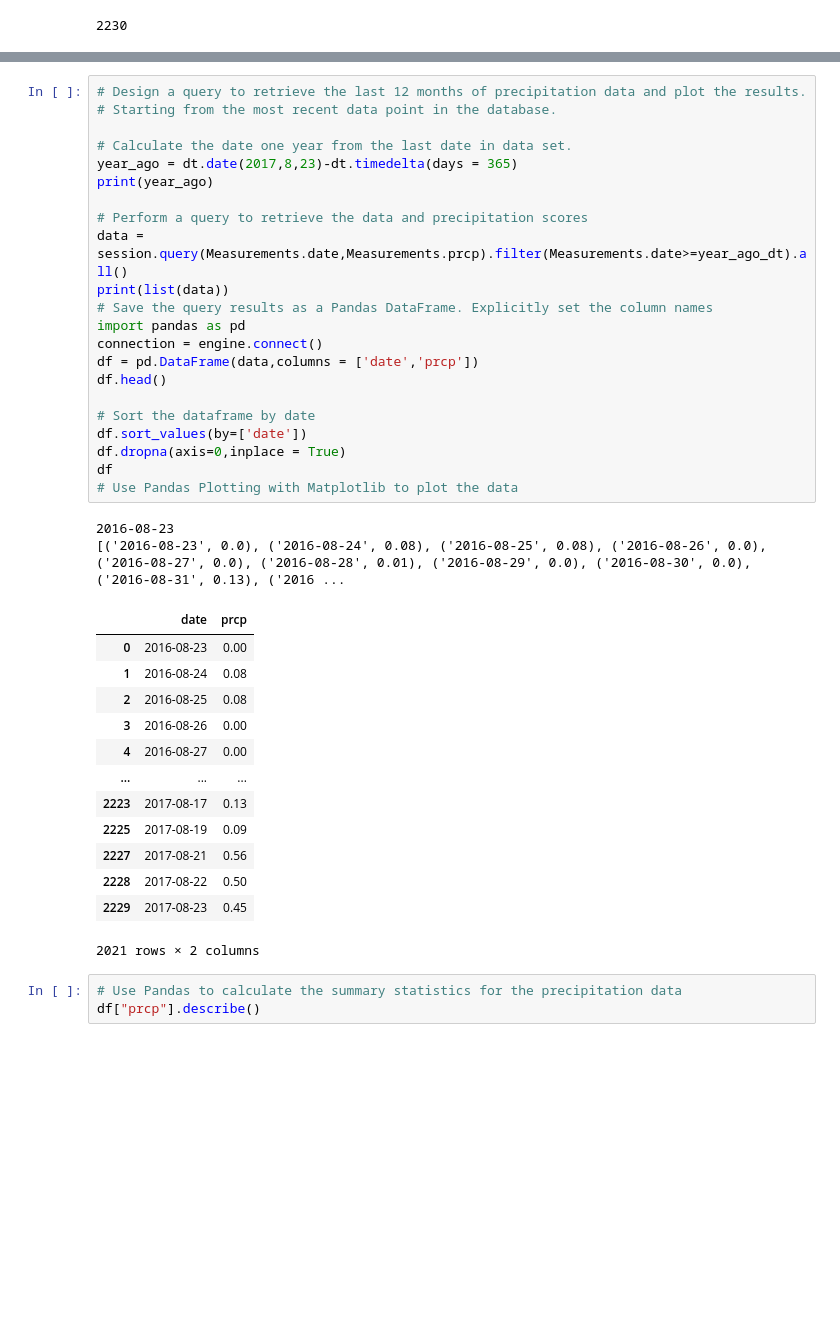
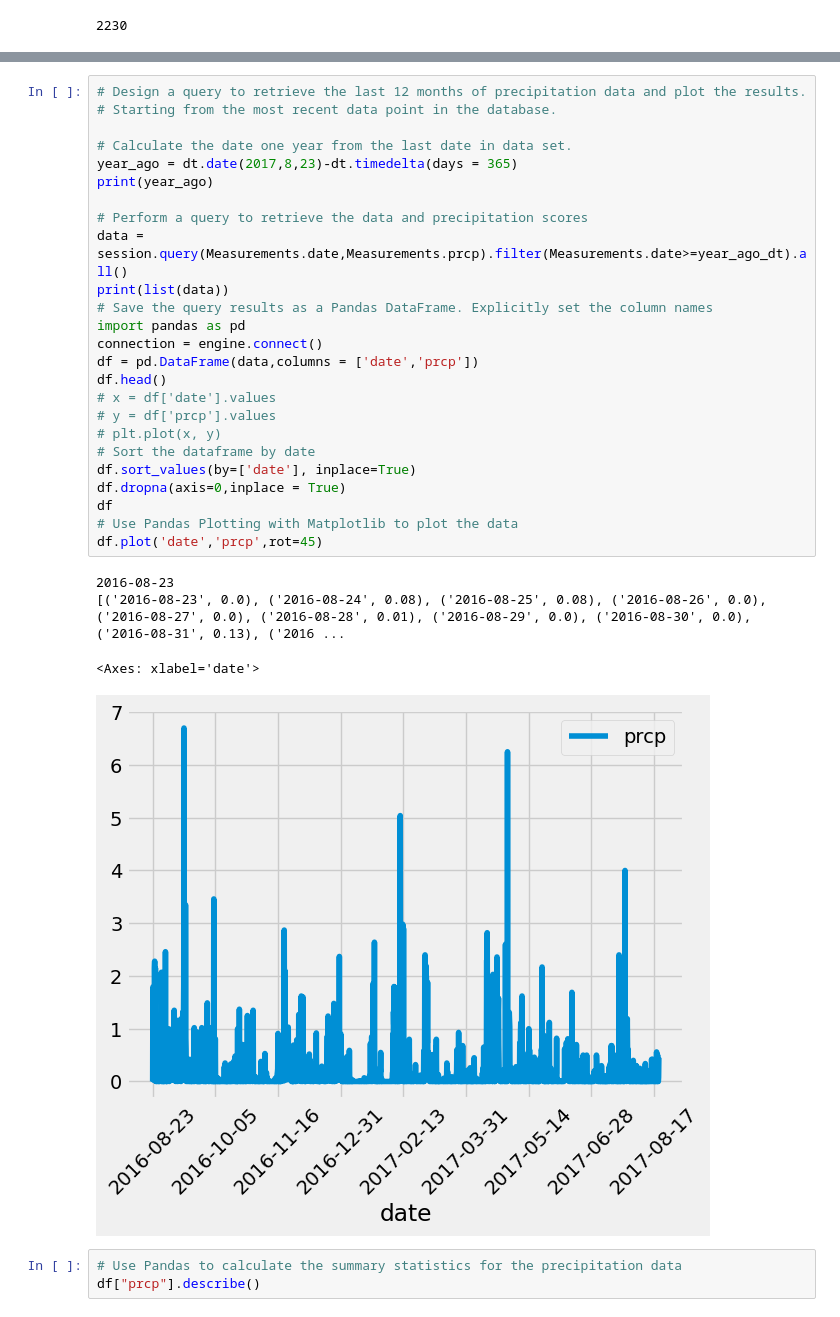
Before and after one commit to makramkb/sqlalchemy-challenge, a Jupyter notebook: SurfsUp/climate_starter.ipynb, the cells around one changed output, grey strips where cells are left out. Saved outputs shown, nothing was run; the diff lists cells and outputs as text; blank space fills up the shorter version.

```diff
--- a/SurfsUp/climate_starter.ipynb
+++ b/SurfsUp/climate_starter.ipynb
@@ -72,41 +83,33 @@ print(len(df))
 # %%
 # Design a query to retrieve the last 12 months of precipitation data and plot the results.
 # Starting from the most recent data point in the database.
 
 # Calculate the date one year from the last date in data set.
 year_ago = dt.date(2017,8,23)-dt.timedelta(days = 365)
 print(year_ago)
 
 # Perform a query to retrieve the data and precipitation scores
 data = session.query(Measurements.date,Measurements.prcp).filter(Measurements.date>=year_ago_dt).all()
 print(list(data))
 # Save the query results as a Pandas DataFrame. Explicitly set the column names
 import pandas as pd
 connection = engine.connect()
 df = pd.DataFrame(data,columns = ['date','prcp'])
 df.head()
-
+# x = df['date'].values
+# y = df['prcp'].values
+# plt.plot(x, y)
 # Sort the dataframe by date
-df.sort_values(by=['date'])
+df.sort_values(by=['date'], inplace=True)
 df.dropna(axis=0,inplace = True)
 df
 # Use Pandas Plotting with Matplotlib to plot the data
+df.plot('date','prcp',rot=45)
 # %% [output]
 2016-08-23
 [('2016-08-23', 0.0), ('2016-08-24', 0.08), ('2016-08-25', 0.08), ('2016-08-26', 0.0), ('2016-08-27', 0.0), ('2016-08-28', 0.01), ('2016-08-29', 0.0), ('2016-08-30', 0.0), ('2016-08-31', 0.13), ('2016 ...
-|  | date | prcp |
-| 0 | 2016-08-23 | 0.00 |
-| 1 | 2016-08-24 | 0.08 |
-| 2 | 2016-08-25 | 0.08 |
-| 3 | 2016-08-26 | 0.00 |
-| 4 | 2016-08-27 | 0.00 |
-| ... | ... | ... |
-| 2223 | 2017-08-17 | 0.13 |
-| 2225 | 2017-08-19 | 0.09 |
-| 2227 | 2017-08-21 | 0.56 |
-| 2228 | 2017-08-22 | 0.50 |
-| 2229 | 2017-08-23 | 0.45 |
-2021 rows × 2 columns
+<Axes: xlabel='date'>
+[figure, added]
 # %%
 # Use Pandas to calculate the summary statistics for the precipitation data
 df["prcp"].describe()
```
Also changed, not shown: parts of 4 cells of this notebook, 5 other files.
